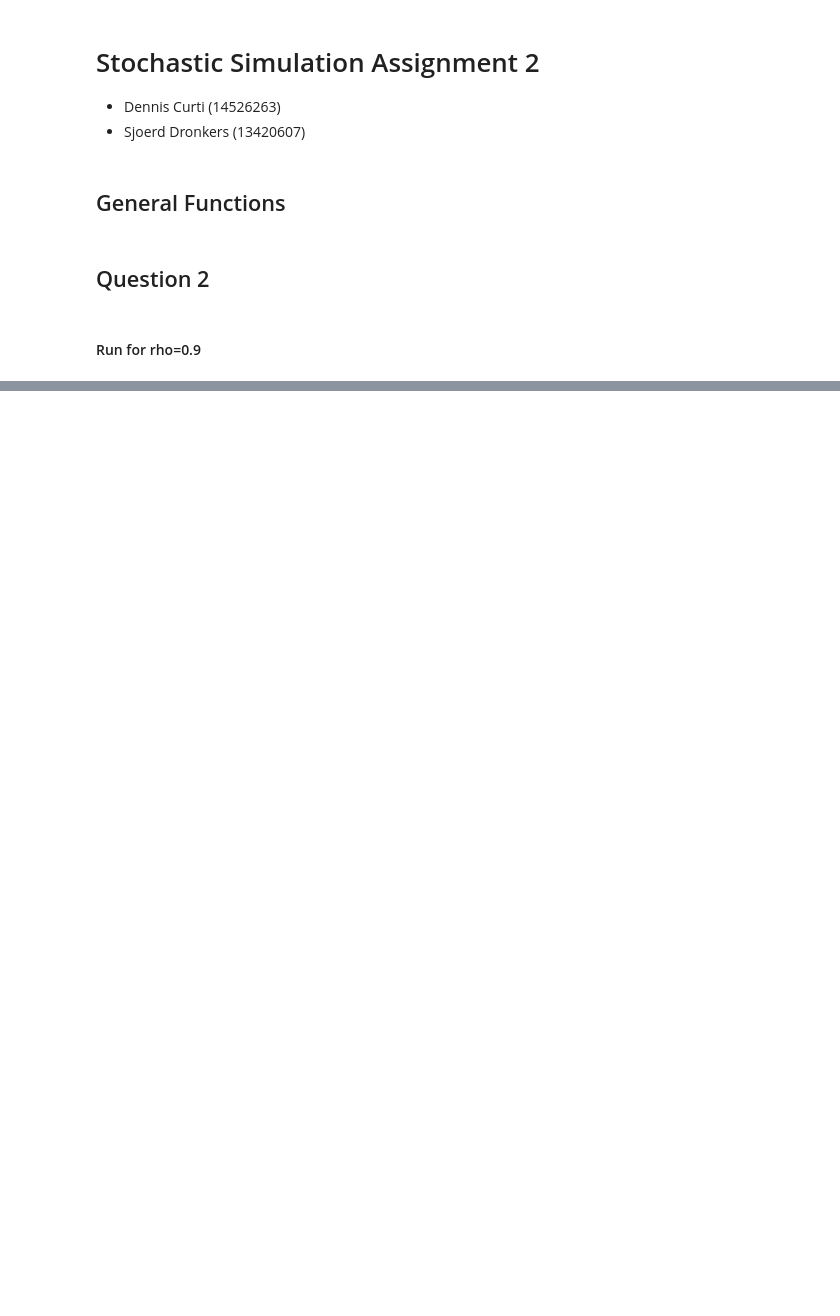
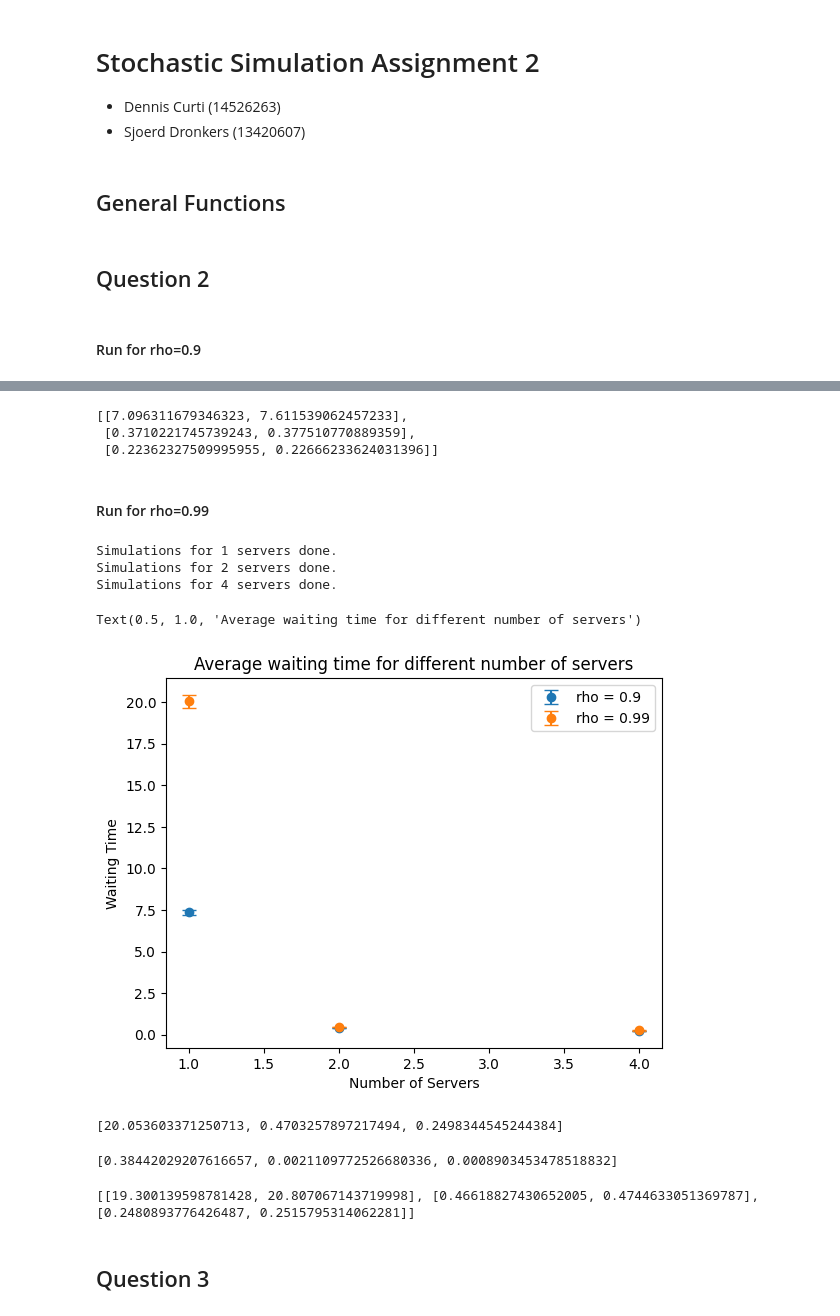
Before and after one commit to sjdronkers/StochSim2, a Jupyter notebook: Analysis.ipynb, the cells around one changed output, grey strips where cells are left out. Drawn from its saved outputs; the diff is of its cells as text; code cells hidden in the pictures; blank space fills up the shorter version.

Commit message:
Results 2 & 3

```diff
--- a/Analysis.ipynb
+++ b/Analysis.ipynb
@@ -9,6 +9,13 @@ import simpy as sim
 import scipy.stats as sp
 # %% [markdown]
 ## General Functions
+# %%
+def confidence_interval(mean, sem):
+    """
+    Compute the 95% confidence interval.
+    """
+    z = 1.96
+    return [mean - z * sem, mean + z * sem]
 # %%
 def customer(env, servers, name, service_rate):
     """
@@ -93,0 +130,13 @@ n = [1, 2, 4]
+# %%
+# Compute the 95% confidence intervals
+intervals = list()
+for i in range(len(means_waiting)):
+    intervals.append(confidence_interval(means_waiting[i], stdev_waiting[i]))
+# %%
+intervals
+# %% [output]
+[[7.096311679346323, 7.611539062457233],
+ [0.3710221745739243, 0.377510770889359],
+ [0.22362327509995955, 0.22666233624031396]]
+# %% [markdown]
+#### Run for rho=0.99
@@ -93,0 +153,50 @@ n = [1, 2, 4]
+# %%
+means_waiting_rho = list()
+stdev_waiting_rho = list()
+
+# Go through different number of servers.
+for i in n:
+    waiting = list()
+
+    # Go through the number of simulationes needed.
+    for j in range(no_simulations):
+        simu = simulation(i, no_customers, service_rate, arrival_rate, total_time)
+        waiting.append(np.mean(simu[0]))
+
+    # Store the results for each n.
+    means_waiting_rho.append(np.mean(waiting))
+    stdev_waiting_rho.append(sp.sem(waiting))
+
+    print(f'Simulations for {i} servers done.')
+# %% [output]
+Simulations for 1 servers done.
+Simulations for 2 servers done.
+Simulations for 4 servers done.
+# %%
+plt.errorbar(n, means_waiting, yerr=stdev_waiting, fmt='o', capsize=5, label='rho = 0.9')
+plt.errorbar(n, means_waiting_rho, yerr=stdev_waiting_rho, fmt='o', capsize=5, label='rho = 0.99')
+plt.legend()
+plt.xlabel('Number of Servers')
+plt.ylabel('Waiting Time')
+plt.title('Average waiting time for different number of servers')
+# %% [output]
+Text(0.5, 1.0, 'Average waiting time for different number of servers')
+[figure, added]
+# %%
+means_waiting_rho
+# %% [output]
+[20.053603371250713, 0.4703257897217494, 0.2498344545244384]
+# %%
+stdev_waiting_rho
+# %% [output]
+[0.38442029207616657, 0.0021109772526680336, 0.0008903453478518832]
+# %%
+# Compute the 95% confidence intervals
+intervals = list()
+for i in range(len(means_waiting)):
+    intervals.append(confidence_interval(means_waiting_rho[i], stdev_waiting_rho[i]))
+print(intervals)
+# %% [output]
+[[19.300139598781428, 20.807067143719998], [0.46618827430652005, 0.4744633051369787], [0.2480893776426487, 0.2515795314062281]]
+# %% [markdown]
+## Question 3
```
Also changed, not shown: parts of 47 cells of this notebook.
